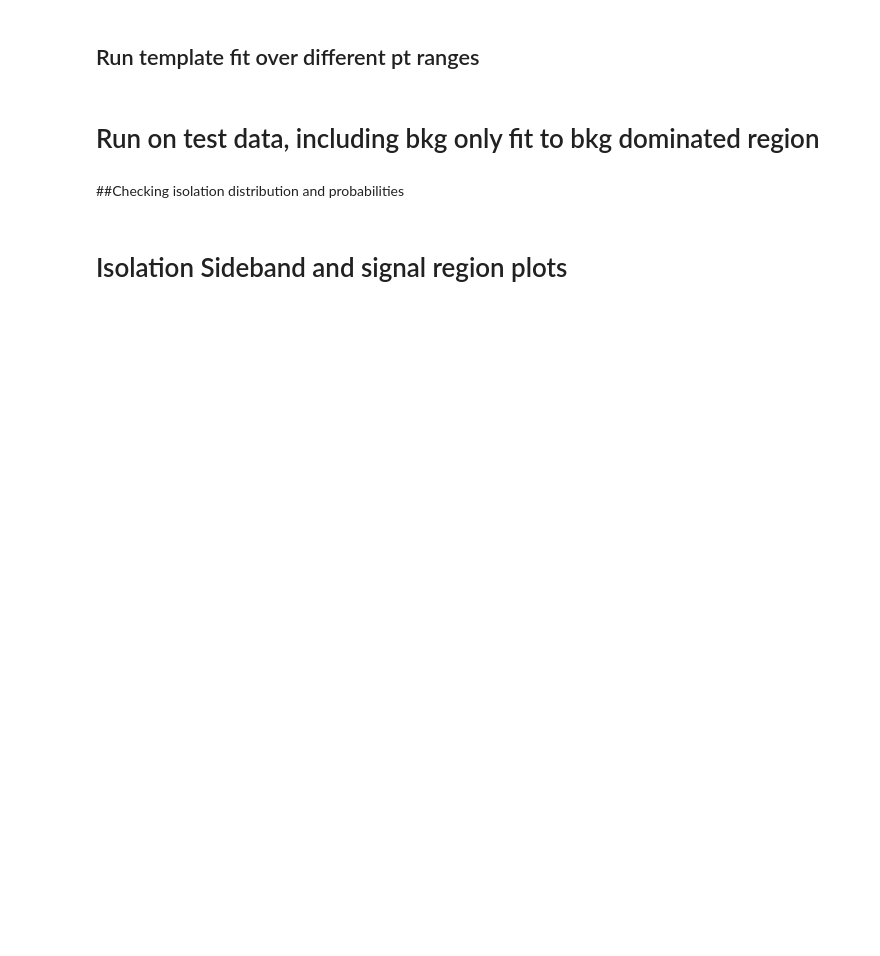
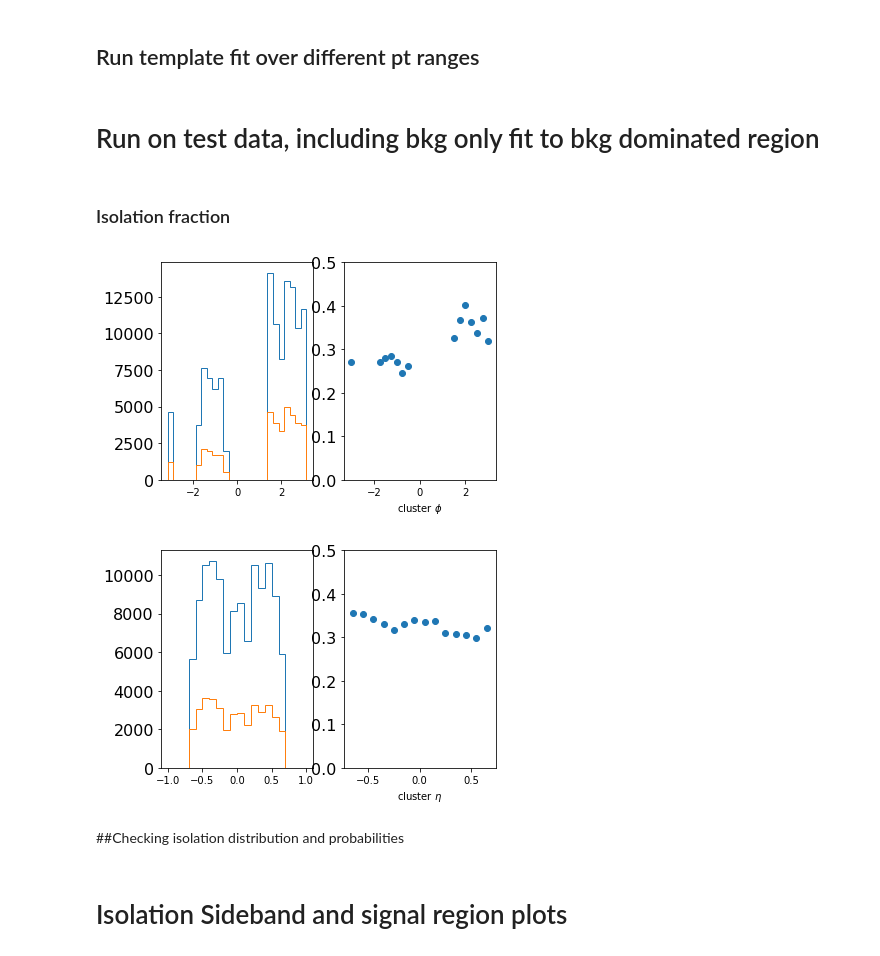
Before and after one commit to miguelignacio/CorrelationAnalysis, a Jupyter notebook: NtupleAnalysis/InputData/photon-purity.ipynb, the cells around one changed output. Drawn from its saved outputs; the diff is of its cells as text; code cells hidden in the pictures; blank space fills up the shorter version.

```diff
--- a/NtupleAnalysis/InputData/photon-purity.ipynb
+++ b/NtupleAnalysis/InputData/photon-purity.ipynb
@@ -1319,5 +1352,49 @@ for nonisorange in nonisoranges:
         tf.plotFit(xlabel, title, False, puritymin, puritymax, normalize=False,figureFilename=varname+'ptmin%2.0f_ptmax%2.0f_%s_Iso_%2.0f_Noniso%2.0f_%2.0f_BKGONLYFIT.png'%(ptmin,ptmax,tag,10.0*isomax, 10.0*nonisorange[0],10.0*nonisorange[1]))
 
     #tf.plotResiduals(varname,'residualBKGOnly.png')
+# %% [markdown]
+### Isolation fraction
+# %%
+fig = plt.figure()
+test = dataHists
+test = test.query('cluster_pt<16 and cluster_pt>10')
+testiso = test.query('cluster_iso_its_04_sub<1.0')
+
+plt.subplot(1,2,1)
+
+A, x, _ = plt.hist(test['cluster_phi'], range=(-np.pi, np.pi), bins=25, histtype='step')
+B, x, _ = plt.hist(testiso['cluster_phi'], range=(-np.pi, np.pi), bins=25, histtype='step')
+
+plt.subplot(1,2,2)
+
+AB = np.divide(B,A)
+
+x= np.delete(x,-1)
+x = np.add( x, (x[1]-x[0])/2.0 )
+plt.scatter(x, AB)
+plt.xlabel(r'cluster $\phi$')
+plt.ylim(ymin=0.0,ymax=0.50)
+plt.show()
+
+plt.clf()
+plt.subplot(1,2,1)
+
+
+A, x, _ = plt.hist(test['cluster_eta'], range=(-1.0, 1.0), bins=20, histtype='step')
+B, x, _ = plt.hist(testiso['cluster_eta'], range=(-1.0, 1.0), bins=20, histtype='step')
+
+plt.subplot(1,2,2)
+
+AB = np.divide(B,A)
+
+x= np.delete(x,-1)
+x = np.add( x, (x[1]-x[0])/2.0 )
+plt.scatter(x, AB)
+plt.xlabel(r'cluster $\eta$')
+plt.ylim(ymin=0.0,ymax=0.50)
+plt.show()
+# %% [output]
+[figure, added]
+[figure, added]
 # %% [markdown]
 ##Checking isolation distribution and probabilities
```
Also changed, not shown: parts of 31 cells of this notebook.
